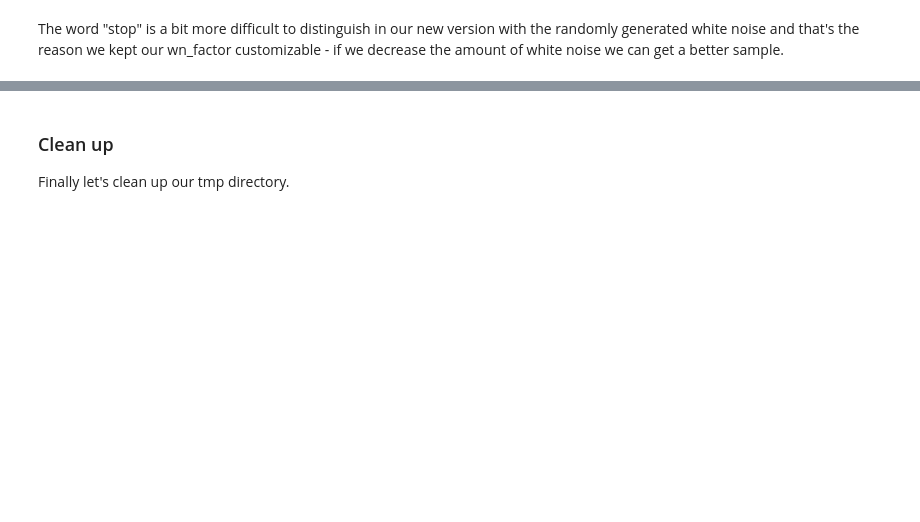
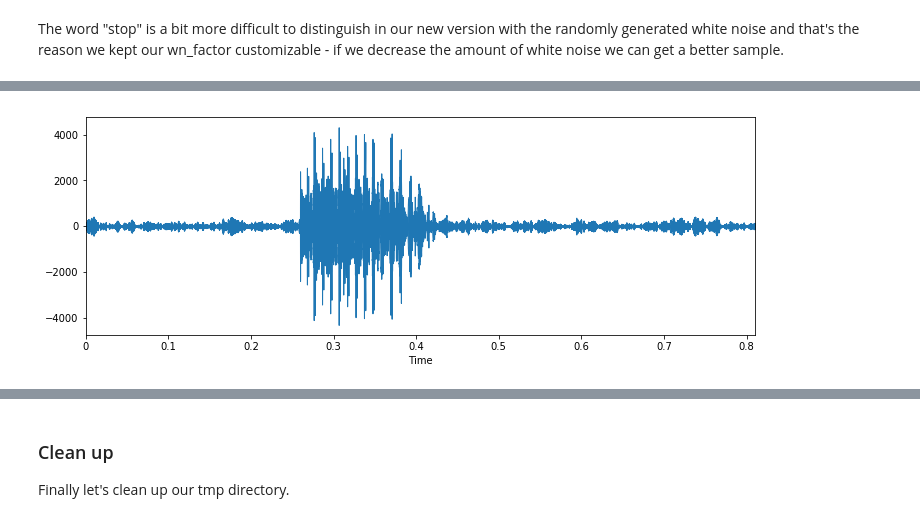
Before and after one commit to mateuszjurewicz/tensorflow_speech_recognition, a Jupyter notebook: 2. Preprocessing and data augmentation.ipynb, the cells around one changed output, grey strips where cells are left out. Drawn from its saved outputs; the diff is of its cells as text; code cells hidden in the pictures; blank space fills up the shorter version.

```diff
--- a/2. Preprocessing and data augmentation.ipynb
+++ b/2. Preprocessing and data augmentation.ipynb
@@ -204,0 +199,11 @@ https://www.kaggle.com/CVxTz/audio-data-augmentation
+# %%
+# grab a new wav files
+path_to_up = os.path.join(path_to_sample, "train\\up\\c0fb6812_nohash_1.wav")
+
+# obtain sampling rate and data
+sr, data = get_wav_info(path_to_up)
+# %%
+# show original file
+graph_waveform_from_data(data, sampling_rate=sr)
+ipd.Audio(data, rate=sr)
+# %% [output]
@@ -204,0 +211 @@ https://www.kaggle.com/CVxTz/audio-data-augmentation
+[figure, added]
```
Also changed, not shown: parts of 25 cells of this notebook, 2 other files.
